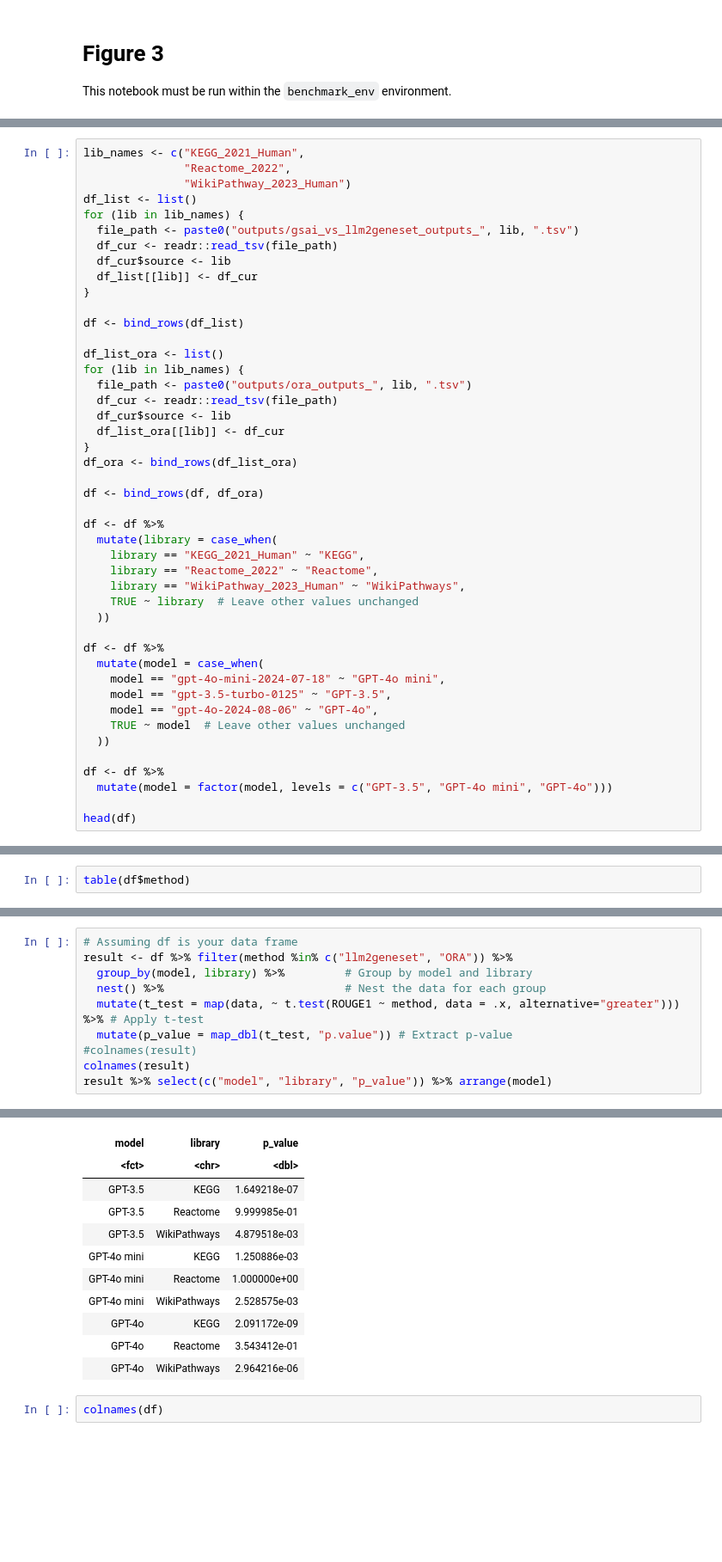
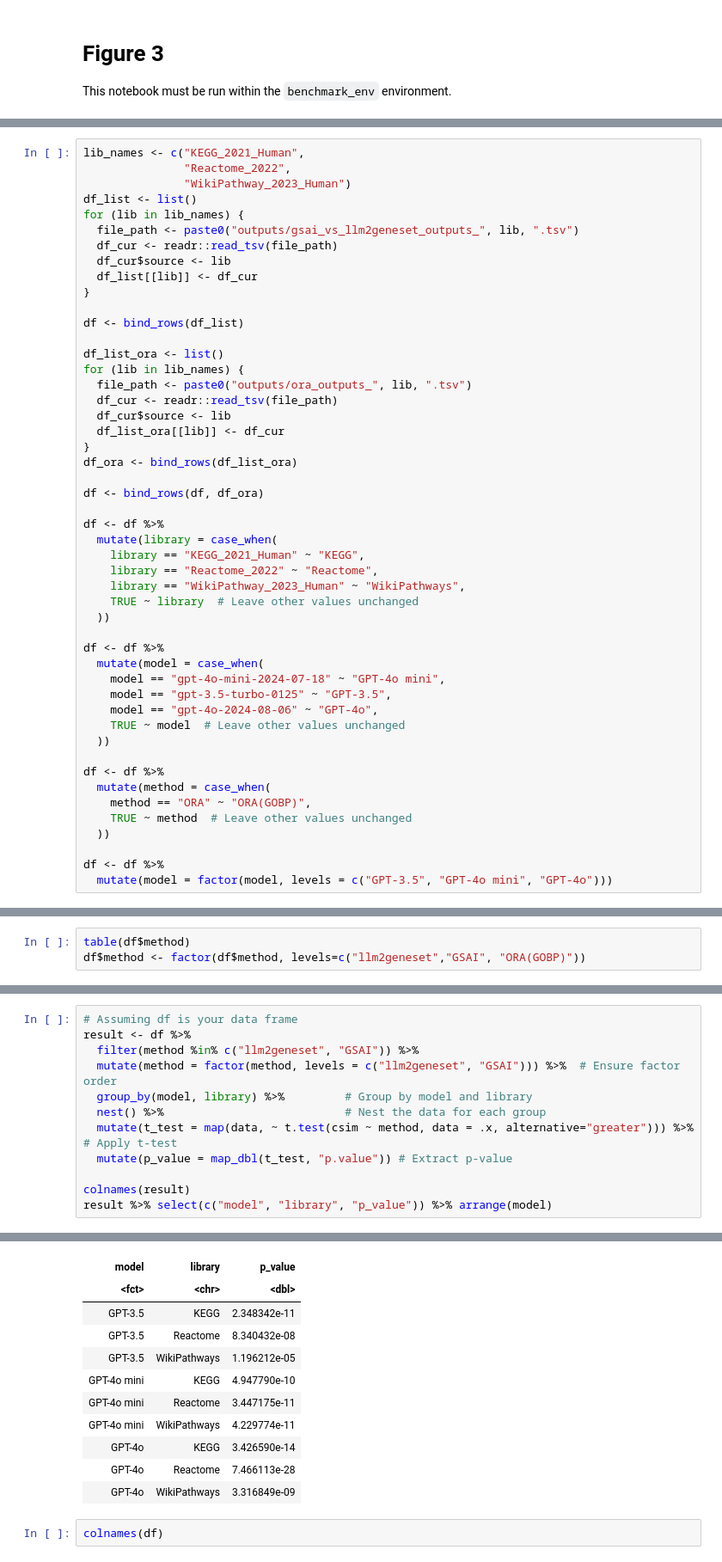
Before and after one commit to Alector-BIO/llm2geneset, a Jupyter notebook: notebooks/fig3.ipynb, the cells around one changed output, grey strips where cells are left out. Shown at 86% size. Saved outputs shown, nothing was run; the diff lists cells and outputs as text; blank space fills up the shorter version.

```diff
--- a/notebooks/fig3.ipynb
+++ b/notebooks/fig3.ipynb
@@ -63,9 +59,13 @@ df <- df %>%
   ))
 
 df <- df %>%
+  mutate(method = case_when(
+    method == "ORA" ~ "ORA(GOBP)",
+    TRUE ~ method  # Leave other values unchanged
+  ))
+
+df <- df %>%
   mutate(model = factor(model, levels = c("GPT-3.5", "GPT-4o mini", "GPT-4o")))
-
-head(df)
 # %% [output]
 Rows: 1920 Columns: 11
 ── Column specification ──────────────────────────────────────────────────────────────────────────────────────────────────────────────────────────────────────────────────────
@@ -96,3 +87,4 @@ A tibble: 6 × 12
 # %%
 table(df$method)
+df$method <- factor(df$method, levels=c("llm2geneset","GSAI", "ORA(GOBP)"))
 # %% [output]
@@ -100,28 +92,30 @@ table(df$method)
        8817        8817        8817
 # %%
 # Assuming df is your data frame
-result <- df %>% filter(method %in% c("llm2geneset", "ORA")) %>%
+result <- df %>%
+  filter(method %in% c("llm2geneset", "GSAI")) %>%
+  mutate(method = factor(method, levels = c("llm2geneset", "GSAI"))) %>%  # Ensure factor order
   group_by(model, library) %>%         # Group by model and library
   nest() %>%                           # Nest the data for each group
-  mutate(t_test = map(data, ~ t.test(ROUGE1 ~ method, data = .x, alternative="greater"))) %>% # Apply t-test
+  mutate(t_test = map(data, ~ t.test(csim ~ method, data = .x, alternative="greater"))) %>% # Apply t-test
   mutate(p_value = map_dbl(t_test, "p.value")) # Extract p-value
-#colnames(result)
+
 colnames(result)
 result %>% select(c("model", "library", "p_value")) %>% arrange(model)
 # %% [output]
 [1] "model"   "library" "data"    "t_test"  "p_value"
 A grouped_df: 9 × 3
 | model | library | p_value |
 | <fct> | <chr> | <dbl> |
-| GPT-3.5 | KEGG | 1.649218e-07 |
-| GPT-3.5 | Reactome | 9.999985e-01 |
-| GPT-3.5 | WikiPathways | 4.879518e-03 |
-| GPT-4o mini | KEGG | 1.250886e-03 |
-| GPT-4o mini | Reactome | 1.000000e+00 |
-| GPT-4o mini | WikiPathways | 2.528575e-03 |
-| GPT-4o | KEGG | 2.091172e-09 |
-| GPT-4o | Reactome | 3.543412e-01 |
-| GPT-4o | WikiPathways | 2.964216e-06 |
+| GPT-3.5 | KEGG | 2.348342e-11 |
+| GPT-3.5 | Reactome | 8.340432e-08 |
+| GPT-3.5 | WikiPathways | 1.196212e-05 |
+| GPT-4o mini | KEGG | 4.947790e-10 |
+| GPT-4o mini | Reactome | 3.447175e-11 |
+| GPT-4o mini | WikiPathways | 4.229774e-11 |
+| GPT-4o | KEGG | 3.426590e-14 |
+| GPT-4o | Reactome | 7.466113e-28 |
+| GPT-4o | WikiPathways | 3.316849e-09 |
 # %%
 colnames(df)
 # %% [output]
```
Also changed, not shown: parts of 13 cells of this notebook, 3 other files.
